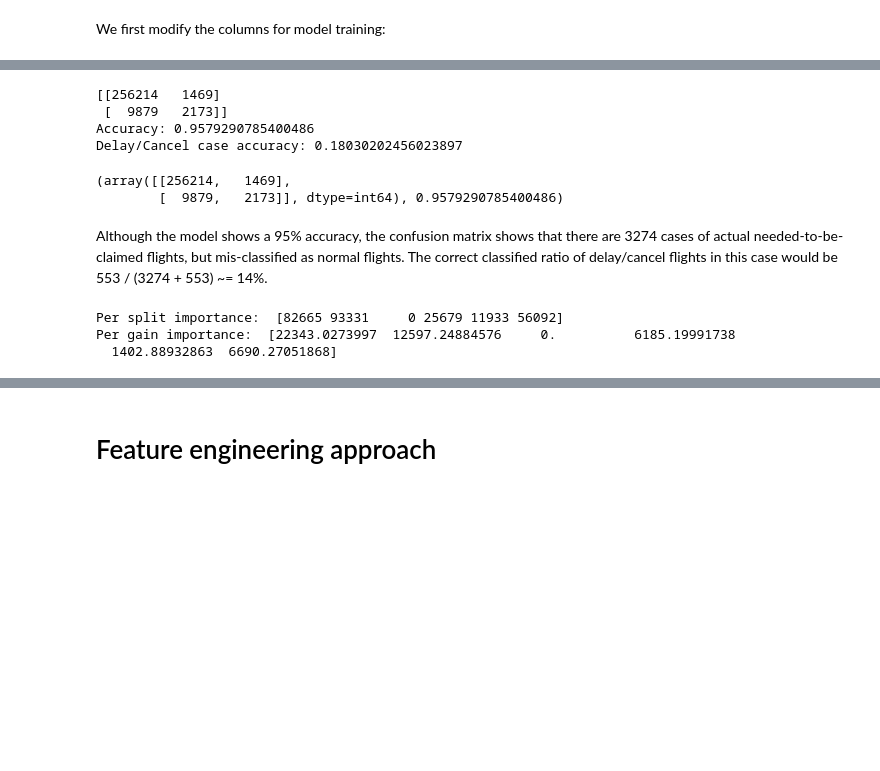
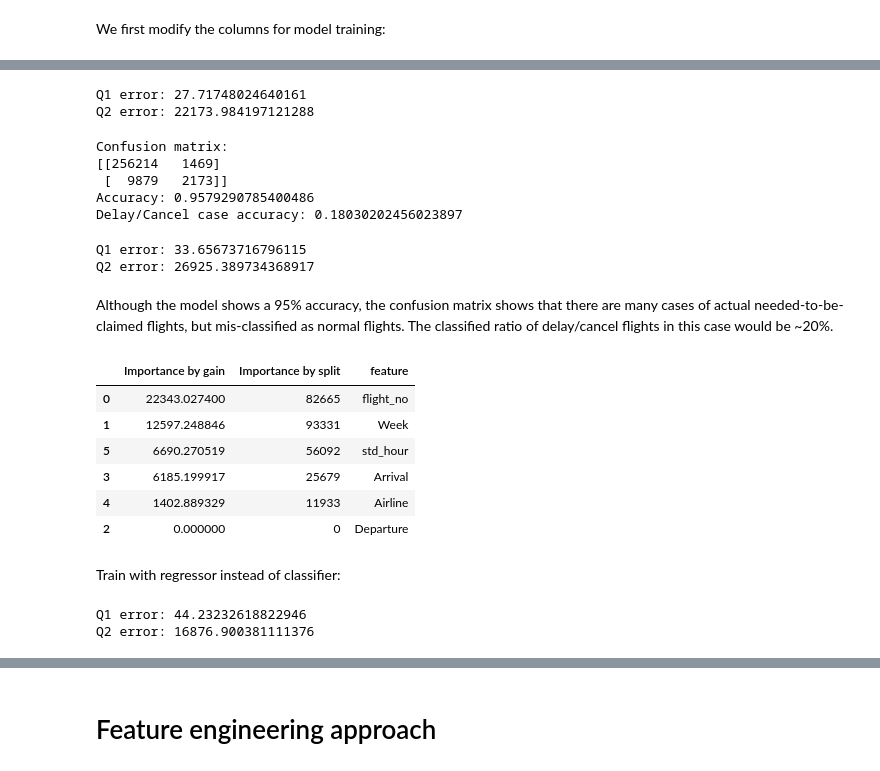
Before and after one commit to chy111126/flight_delay_prediction, a Jupyter notebook: notebooks/03_ml_model_training.ipynb, the cells around one changed output, grey strips where cells are left out. Drawn from its saved outputs; the diff is of its cells as text; code cells hidden in the pictures; blank space fills up the shorter version.

```diff
--- a/notebooks/03_ml_model_training.ipynb
+++ b/notebooks/03_ml_model_training.ipynb
@@ -102,22 +114,49 @@ Delay/Cancel case accuracy: 0.2616497935016995
+# %%
+# Show Q1/Q2 error of classification-based model
+# It is simply done by multiplying true negative/false positive result by claim amount
+cm, _ = get_metrics(to_check_y, to_check_pred)
+
+# Q1 error
+print("Q1 error:", (cm[0][1] + cm[1][0]) * 800 / len(to_check_y))
+# Q2 error
+print("Q2 error:", (cm[0][1] + cm[1][0]) * (800 ** 2) / len(to_check_y))
+# %% [output]
+Q1 error: 27.71748024640161
+Q2 error: 22173.984197121288
 # %%
 # Testing set metrics
 to_check_train, to_check_y = test, y_test
-to_check_pred = model.predict(to_check_train).round()
+to_check_pred = model_naive.predict(to_check_train).round()
 print_metrics(to_check_y, to_check_pred)
 # %% [output]
+Confusion matrix:
 [[256214   1469]
  [  9879   2173]]
 Accuracy: 0.9579290785400486
 Delay/Cancel case accuracy: 0.18030202456023897
-(array([[256214,   1469],
-        [  9879,   2173]], dtype=int64), 0.9579290785400486)
+# %%
+cm, _ = get_metrics(to_check_y, to_check_pred)
+# Q1 error
+print("Q1 error:", (cm[0][1] + cm[1][0]) * 800 / len(to_check_y))
+# Q2 error
+print("Q2 error:", (cm[0][1] + cm[1][0]) * (800 ** 2) / len(to_check_y))
+# %% [output]
+Q1 error: 33.65673716796115
+Q2 error: 26925.389734368917
 # %% [markdown]
-Although the model shows a 95% accuracy, the confusion matrix shows that there are 3274 cases of actual needed-to-be-claimed flights, but mis-classified as normal flights. The correct classified ratio of delay/cancel flights in this case would be 553 / (3274 + 553) ~= 14%.
+Although the model shows a 95% accuracy, the confusion matrix shows that there are many cases of actual needed-to-be-claimed flights, but mis-classified as normal flights. The classified ratio of delay/cancel flights in this case would be ~20%.
-# %%
-# ['Week', 'Departure','Arrival','Airline','std_hour']
-print("Per split importance: ", model.feature_importance(importance_type='split'))
-print("Per gain importance: ", model.feature_importance(importance_type='gain'))
-# %% [output]
-Per split importance:  [82665 93331     0 25679 11933 56092]
-Per gain importance:  [22343.0273997  12597.24884576     0.          6185.19991738
-  1402.88932863  6690.27051868]
+# %%
+# Show feature importance of the approach
+pd.DataFrame({'feature': cat_feats,
+              'Importance by split': model_naive.feature_importance(importance_type='split'),
+              'Importance by gain': model_naive.feature_importance(importance_type='gain')}).sort_values('Importance by gain', ascending=False)
+# %% [output]
+|  | Importance by gain | Importance by split | feature |
+| 0 | 22343.027400 | 82665 | flight_no |
+| 1 | 12597.248846 | 93331 | Week |
+| 5 | 6690.270519 | 56092 | std_hour |
+| 3 | 6185.199917 | 25679 | Arrival |
+| 4 | 1402.889329 | 11933 | Airline |
+| 2 | 0.000000 | 0 | Departure |
+# %% [markdown]
+Train with regressor instead of classifier:
@@ -123,0 +191,9 @@ Per gain importance:  [22343.0273997  12597.24884576     0.          6185.199917
+# %%
+# Q1 error
+print("Q1 error:", sum(abs(to_check_pred - to_check_y)) / len(to_check_y))
+
+# Q2 error
+print("Q2 error:", sum(abs(to_check_pred - to_check_y) ** 2) / len(to_check_y))
+# %% [output]
+Q1 error: 44.23232618822946
+Q2 error: 16876.900381111376
```
Also changed, not shown: parts of 51 cells of this notebook, 2 other files.
